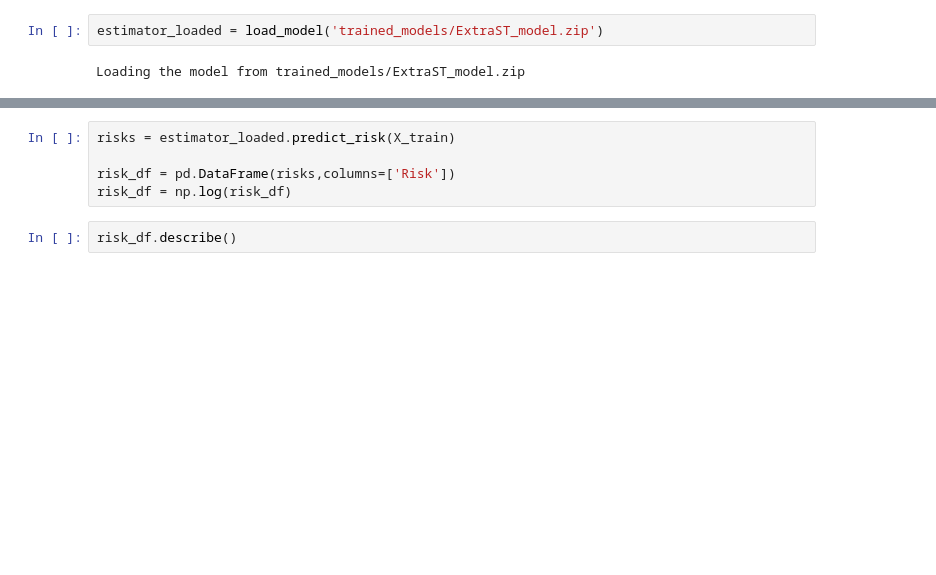
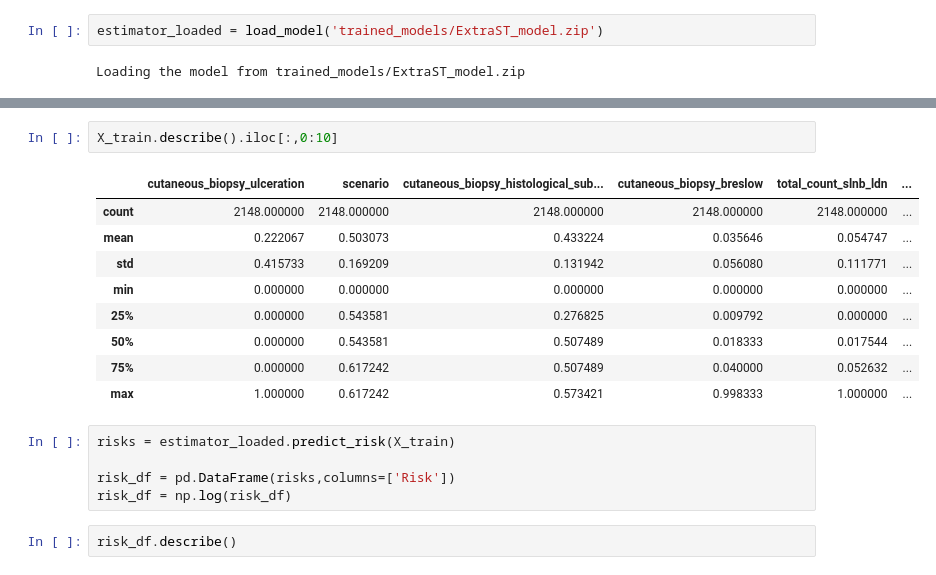
Before and after one commit to laiadc/ProjectAgileDataScience, a Jupyter notebook: Model/log-rank-test.ipynb, the cells around one changed output, grey strips where cells are left out. Drawn from its saved outputs; the diff is of its cells as text; blank space fills up the shorter version.

```diff
--- a/Model/log-rank-test.ipynb
+++ b/Model/log-rank-test.ipynb
@@ -46,3 +57,15 @@ X_train
+# %%
+X_train.describe().iloc[:,0:10]
+# %% [output]
+|  | cutaneous_biopsy_ulceration | scenario | cutaneous_biopsy_histological_sub... | cutaneous_biopsy_breslow | total_count_slnb_ldn | ... |
+| count | 2148.000000 | 2148.000000 | 2148.000000 | 2148.000000 | 2148.000000 | ... |
+| mean | 0.222067 | 0.503073 | 0.433224 | 0.035646 | 0.054747 | ... |
+| std | 0.415733 | 0.169209 | 0.131942 | 0.056080 | 0.111771 | ... |
+| min | 0.000000 | 0.000000 | 0.000000 | 0.000000 | 0.000000 | ... |
+| 25% | 0.000000 | 0.543581 | 0.276825 | 0.009792 | 0.000000 | ... |
+| 50% | 0.000000 | 0.543581 | 0.507489 | 0.018333 | 0.017544 | ... |
+| 75% | 0.000000 | 0.617242 | 0.507489 | 0.040000 | 0.052632 | ... |
+| max | 1.000000 | 0.617242 | 0.573421 | 0.998333 | 1.000000 | ... |
 # %%
 risks = estimator_loaded.predict_risk(X_train)
 
```
Also changed, not shown: parts of 12 cells of this notebook, 4 other files.
